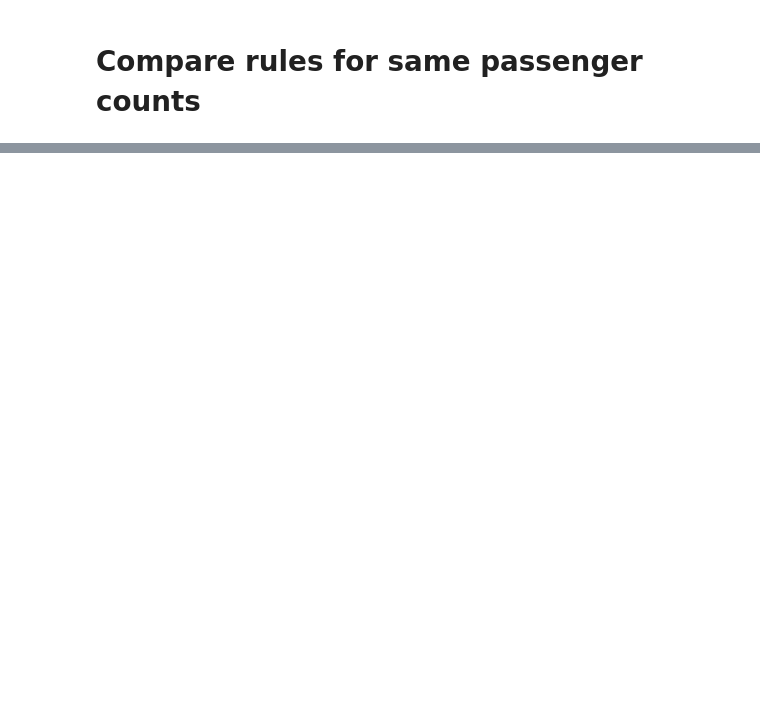
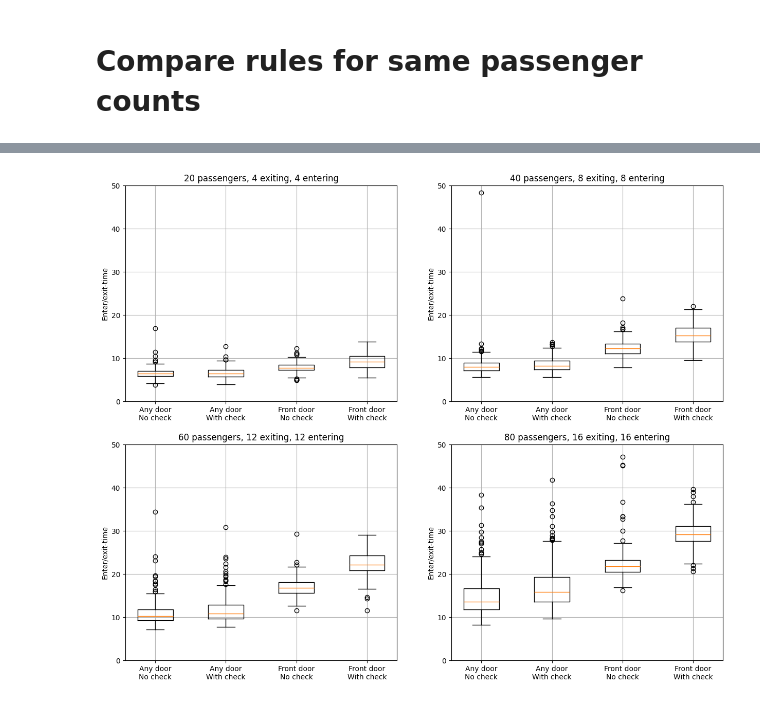
Before and after one commit to axel-andersson/ffr120-bus-boarding, a Jupyter notebook: figures.ipynb, the cells around one changed output, grey strips where cells are left out. Drawn from its saved outputs; the diff is of its cells as text; code cells hidden in the pictures; blank space fills up the shorter version.

```diff
--- a/figures.ipynb
+++ b/figures.ipynb
@@ -586,3 +586,87 @@ plt.show()
+# %%
+fig, axs = plt.subplots(2, 2)
+
+ylim = [0, 50]
+
+# 20/4/4
+ax = axs[0][0]
+ax.boxplot(y4, positions=x, widths=[2, 2, 2, 2])
+ax.set_ylabel("Enter/exit-time")
+
+ax.set_xticks(
+    x,
+    [
+        "Any door\nNo check",
+        "Any door\nWith check",
+        "Front door\nNo check",
+        "Front door\nWith check",
+    ],
+)
+
+ax.set_ylim(ylim)
+ax.set_title("20 passengers, 4 exiting, 4 entering")
+ax.grid()
+
+# 40/8/8
+ax = axs[0][1]
+ax.boxplot(y8, positions=x, widths=[2, 2, 2, 2])
+ax.set_ylabel("Enter/exit-time")
+
+ax.set_xticks(
+    x,
+    [
+        "Any door\nNo check",
+        "Any door\nWith check",
+        "Front door\nNo check",
+        "Front door\nWith check",
+    ],
+)
+
+ax.set_ylim(ylim)
+ax.set_title("40 passengers, 8 exiting, 8 entering")
+ax.grid()
+
+# 60/12/12
+ax = axs[1][0]
+ax.boxplot(y12, positions=x, widths=[2, 2, 2, 2])
+ax.set_ylabel("Enter/exit-time")
+
+ax.set_xticks(
+    x,
+    [
+        "Any door\nNo check",
+        "Any door\nWith check",
+        "Front door\nNo check",
+        "Front door\nWith check",
+    ],
+)
+
+ax.set_ylim(ylim)
+ax.set_title("60 passengers, 12 exiting, 12 entering")
+ax.grid()
+
+# 80/16/16
+ax = axs[1][1]
+ax.boxplot(y16, positions=x, widths=[2, 2, 2, 2])
+ax.set_ylabel("Enter/exit-time")
+
+ax.set_xticks(
+    x,
+    [
+        "Any door\nNo check",
+        "Any door\nWith check",
+        "Front door\nNo check",
+        "Front door\nWith check",
+    ],
+)
+
+ax.set_ylim(ylim)
+ax.set_title("80 passengers, 16 exiting, 16 entering")
+ax.grid()
+
+fig.set_size_inches(15, 12)
+# %% [output]
+[figure, added]
 # %%
 # Any door no check
 a_adnc = np.loadtxt("outputs/any_door-no_check_20_4.csv")
```
Also changed, not shown: parts of 17 cells of this notebook.
